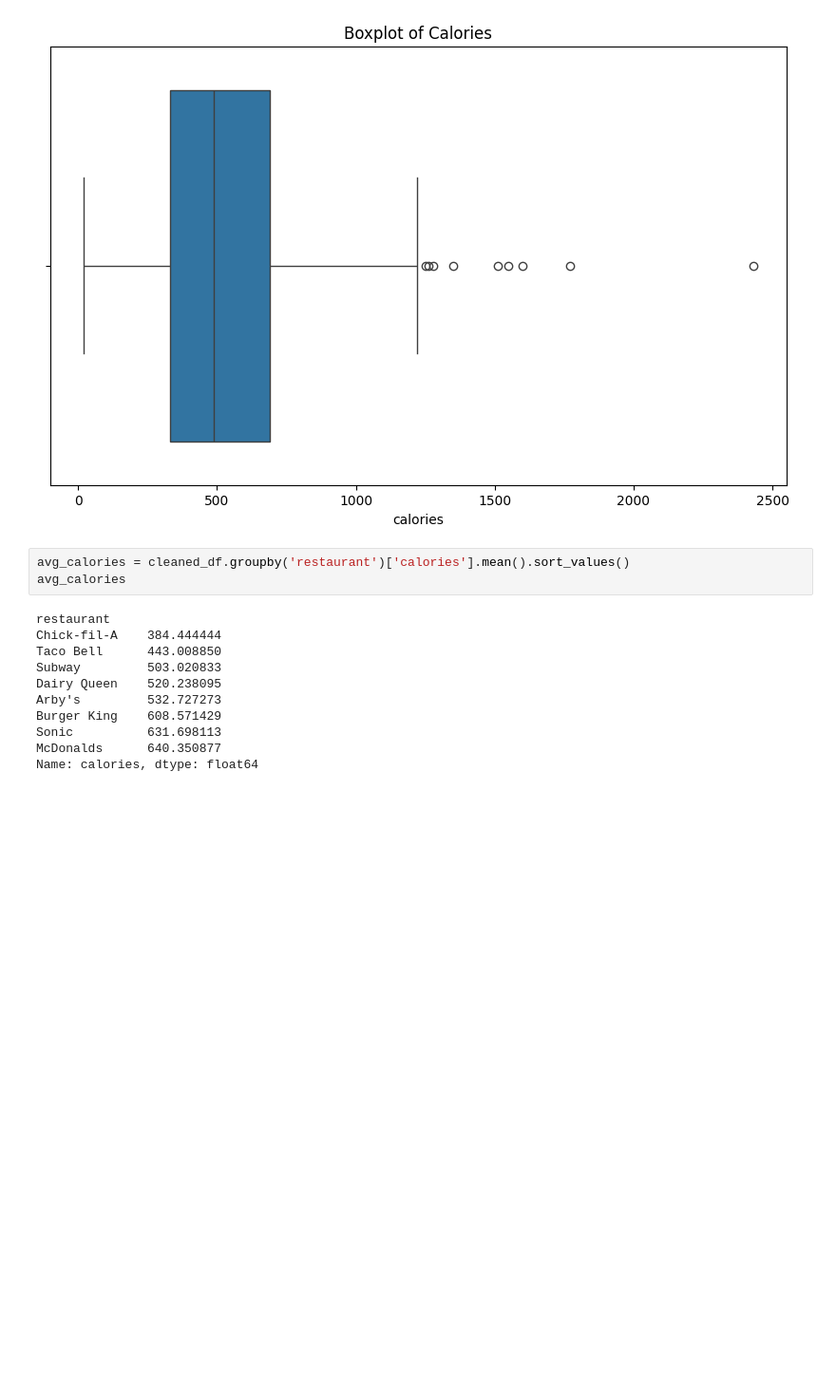
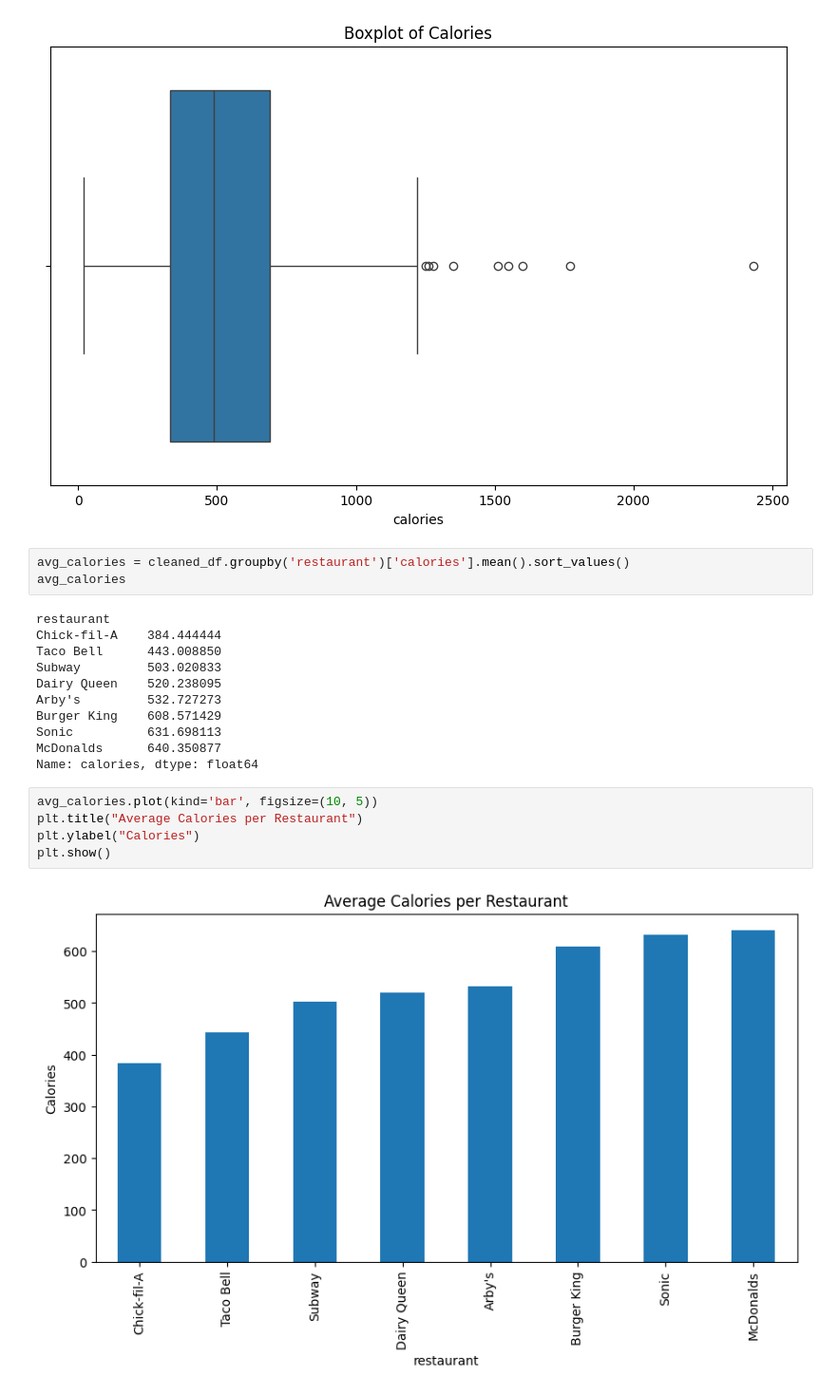
Before and after one commit to ishara1009/Fast-food-calorie-prediction, a Jupyter notebook: fastfood_calories.ipynb, the cells around one changed output. Shown at 95% size. Cells and saved outputs as stored; diff of their text form; blank space fills up the shorter version.

```diff
--- a/fastfood_calories.ipynb
+++ b/fastfood_calories.ipynb
@@ -165,3 +165,10 @@ Burger King    608.571429
 Sonic          631.698113
 McDonalds      640.350877
 Name: calories, dtype: float64
+# %%
+avg_calories.plot(kind='bar', figsize=(10, 5))
+plt.title("Average Calories per Restaurant")
+plt.ylabel("Calories")
+plt.show()
+# %% [output]
+[figure, added]
```
